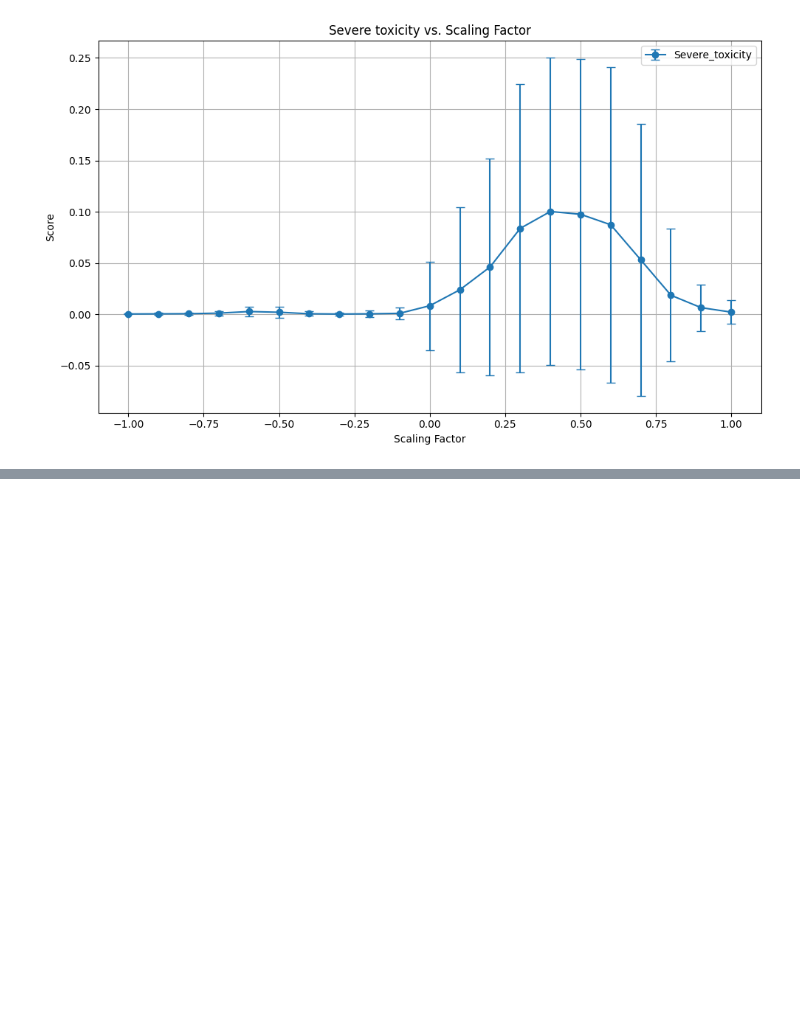
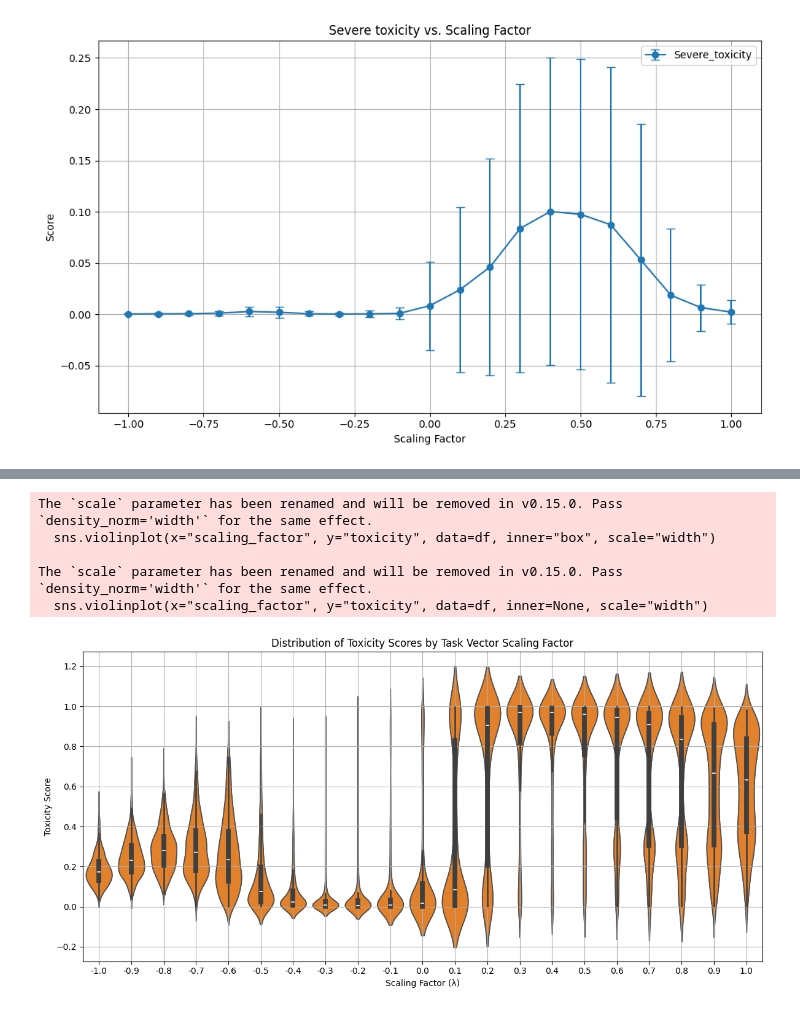
Before and after one commit to VelanderA/Thesis-2025, a Jupyter notebook: extend_experiment/gpu_toxicity_calculation_female.ipynb, the cells around one changed output, grey strips where cells are left out. Drawn from its saved outputs; the diff is of its cells as text; code cells hidden in the pictures; blank space fills up the shorter version.

```diff
--- a/extend_experiment/gpu_toxicity_calculation_female.ipynb
+++ b/extend_experiment/gpu_toxicity_calculation_female.ipynb
@@ -248,0 +282,32 @@ plt.show()
+# %%
+import pandas as pd
+import seaborn as sns
+import matplotlib.pyplot as plt
+
+# Load your CSV file
+df = pd.read_csv("toxicity_scores_black_1000_with_scalingfactors.csv")
+
+# Optional: sort scalingfactor values for cleaner x-axis
+df['scaling_factor'] = df['scaling_factor'].astype(float)
+df = df.sort_values(by="scaling_factor")
+
+# Create the violin plot
+plt.figure(figsize=(12, 6))
+sns.violinplot(x="scaling_factor", y="toxicity", data=df, inner="box", scale="width")
+sns.violinplot(x="scaling_factor", y="toxicity", data=df, inner=None, scale="width")
+
+# Customize plot
+plt.title("Distribution of Toxicity Scores by Task Vector Scaling Factor")
+plt.xlabel("Scaling Factor (λ)")
+plt.ylabel("Toxicity Score")
+plt.tight_layout()
+plt.grid(True)
+plt.savefig("violin_toxicity_vs_scaling_factor_black_1000.png", dpi=300)
+plt.show()
+# %% [output]
+The `scale` parameter has been renamed and will be removed in v0.15.0. Pass `density_norm='width'` for the same effect.
+  sns.violinplot(x="scaling_factor", y="toxicity", data=df, inner="box", scale="width")
+
+The `scale` parameter has been renamed and will be removed in v0.15.0. Pass `density_norm='width'` for the same effect.
+  sns.violinplot(x="scaling_factor", y="toxicity", data=df, inner=None, scale="width")
+[figure, added]
```
Also changed, not shown: parts of 9 cells of this notebook, 32 other files.
